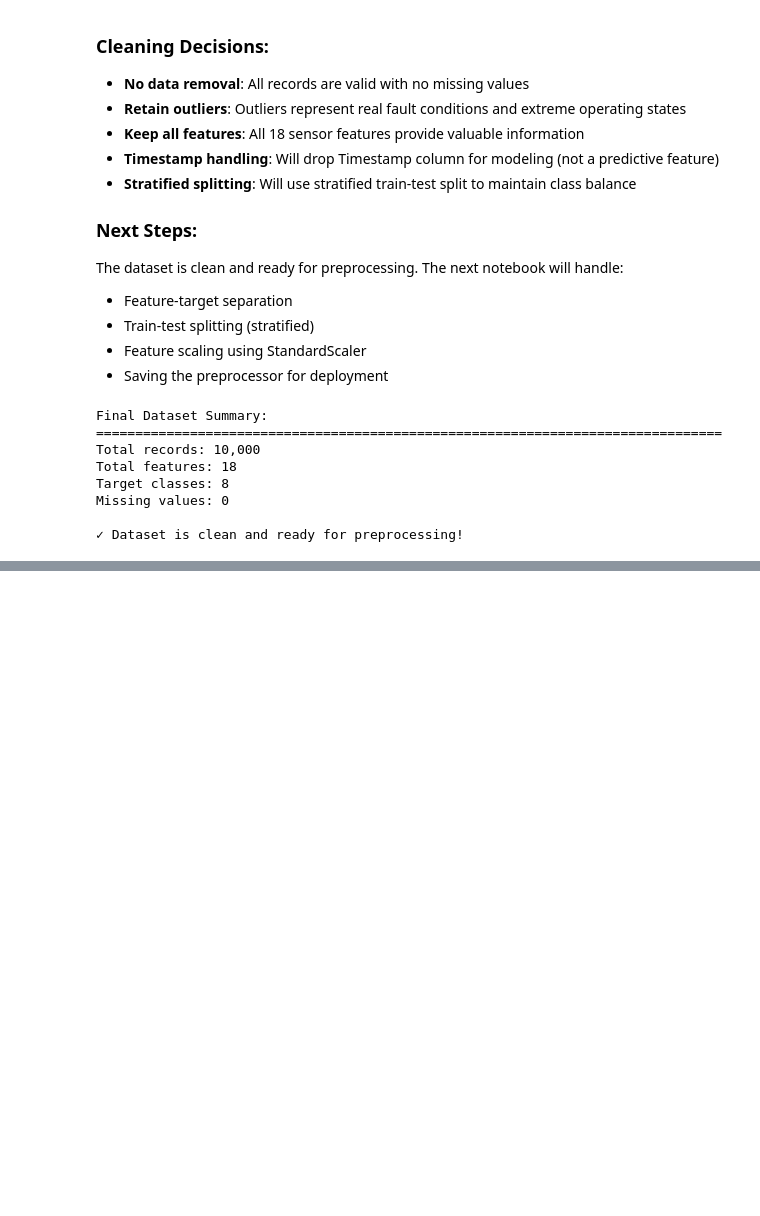
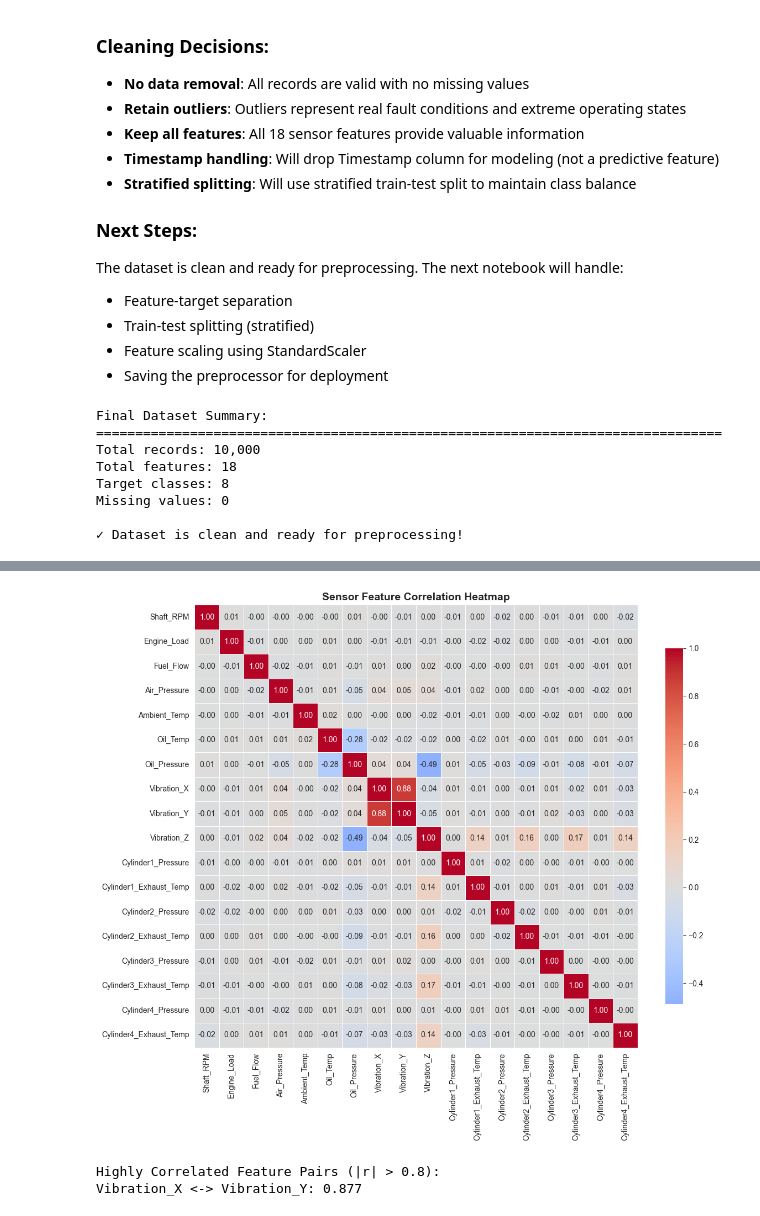
Before and after one commit to MrNahadi/AIMS, a Jupyter notebook: notebooks/01_Data_Exploration_Cleaning.ipynb, the cells around one changed output, grey strips where cells are left out. Saved outputs shown, nothing was run; the diff lists cells and outputs as text; code cells hidden in the pictures; blank space fills up the shorter version.

Commit message:
Chart Improvemnts

```diff
--- a/notebooks/01_Data_Exploration_Cleaning.ipynb
+++ b/notebooks/01_Data_Exploration_Cleaning.ipynb
@@ -417,0 +435,36 @@ Missing values: 0
+# %%
+# Extract sensor features for correlation analysis
+sensor_features = ['Shaft_RPM', 'Engine_Load', 'Fuel_Flow', 'Air_Pressure', 'Ambient_Temp', 'Oil_Temp', 'Oil_Pressure', 'Vibration_X', 'Vibration_Y', 'Vibration_Z', 'Cylinder1_Pressure', 'Cylinder1_Exhaust_Temp', 'Cylinder2_Pressure', 'Cylinder2_Exhaust_Temp', 'Cylinder3_Pressure', 'Cylinder3_Exhaust_Temp', 'Cylinder4_Pressure', 'Cylinder4_Exhaust_Temp']
+
+# Compute correlation matrix
+correlation_matrix = df[sensor_features].corr()
+
+# Create correlation heatmap
+plt.figure(figsize=(12, 10))
+sns.heatmap(correlation_matrix, annot=True, fmt='.2f', cmap='coolwarm',
+            center=0, square=True, linewidths=0.5, cbar_kws={'shrink': 0.8})
+plt.title('Sensor Feature Correlation Heatmap', fontsize=14, fontweight='bold')
+plt.tight_layout()
+plt.show()
+
+# Identify highly correlated features (|r| > 0.8)
+print('\nHighly Correlated Feature Pairs (|r| > 0.8):')
+high_corr_pairs = []
+for i in range(len(correlation_matrix.columns)):
+    for j in range(i+1, len(correlation_matrix.columns)):
+        if abs(correlation_matrix.iloc[i, j]) > 0.8:
+            high_corr_pairs.append((
+                correlation_matrix.columns[i],
+                correlation_matrix.columns[j],
+                correlation_matrix.iloc[i, j]
+            ))
+
+if high_corr_pairs:
+    for feat1, feat2, corr_val in high_corr_pairs:
+        print(f'{feat1} <-> {feat2}: {corr_val:.3f}')
+else:
+    print('No feature pairs with |r| > 0.8 found.')
+# %% [output]
+[figure, added]
+Highly Correlated Feature Pairs (|r| > 0.8):
+Vibration_X <-> Vibration_Y: 0.877
```
Also changed, not shown: parts of 10 cells of this notebook, 23 other files.
